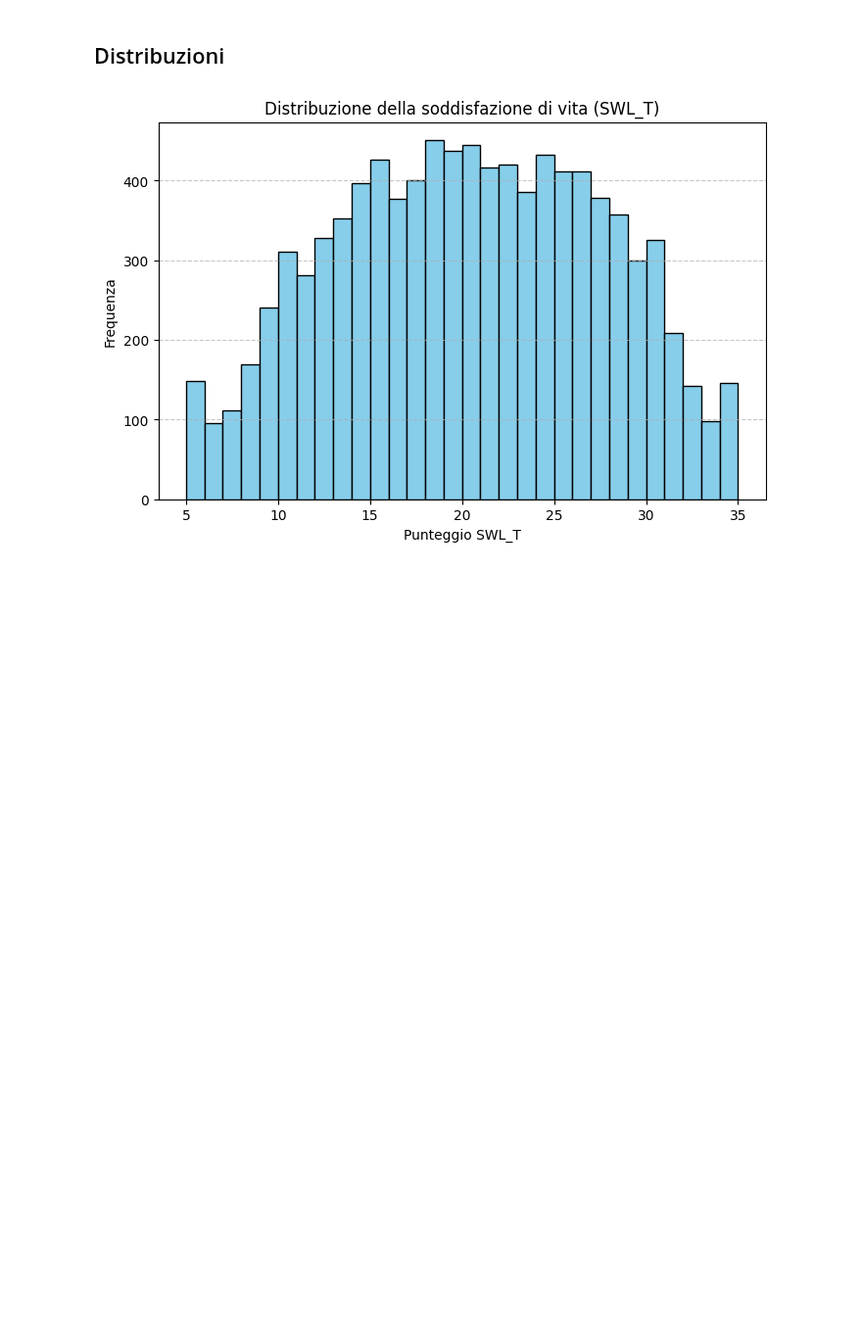
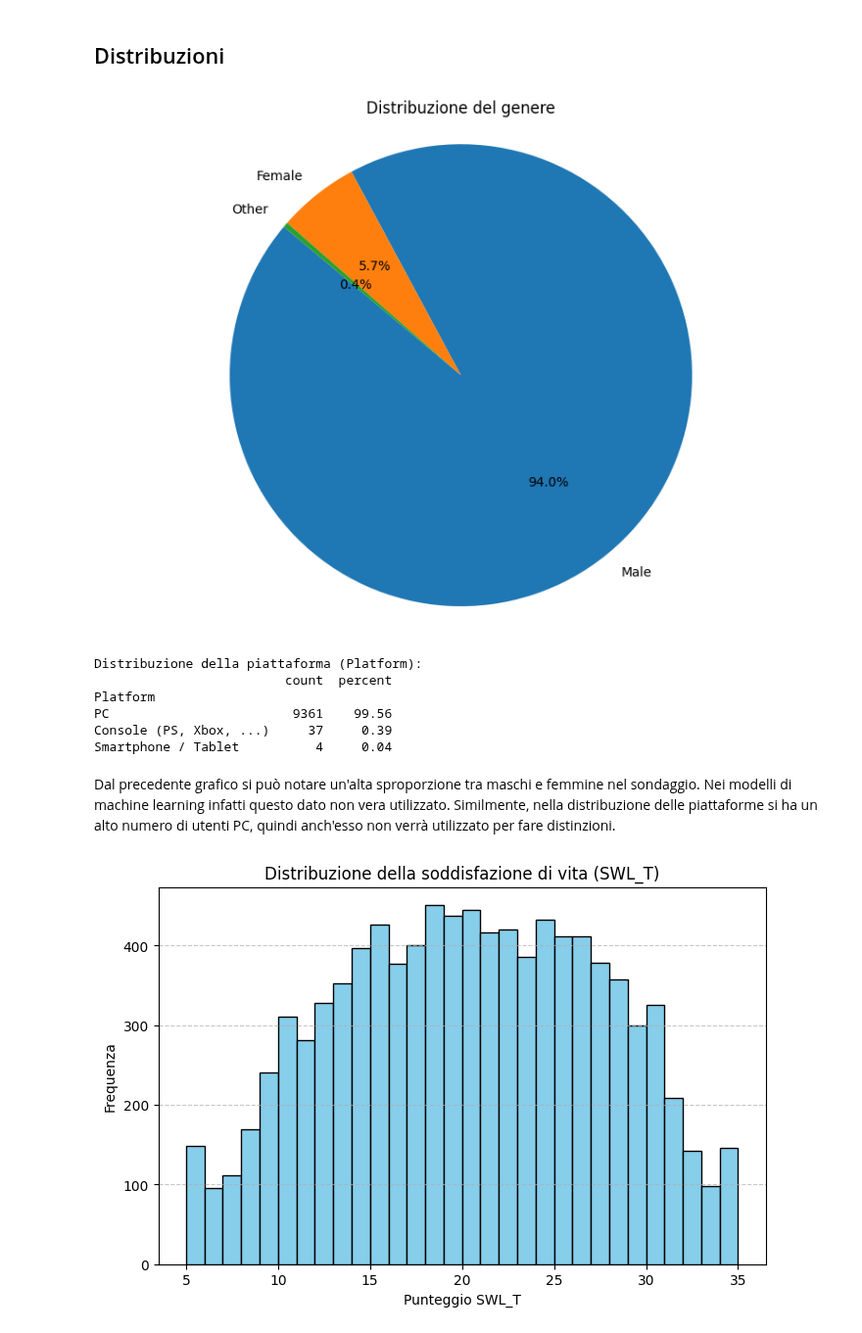
Before and after one commit to leonardogrimaldi/Progetto_Data_Intensive_24-25, a Jupyter notebook: main.ipynb, the cells around one changed output. Shown at 98% size. Drawn from its saved outputs; the diff is of its cells as text; code cells hidden in the pictures; blank space fills up the shorter version.

Commit message:
added genere e piattaforma

```diff
--- a/main.ipynb
+++ b/main.ipynb
@@ -324,6 +324,35 @@ Dal describe della tabella precedente è possibile notare che la colonna Hours a
 lol_dataset = lol_dataset[lol_dataset['Hours'] <= 0.75 * 168]
 # %% [markdown]
 ## Distribuzioni
+# %%
+# Un solo grafico (Gender) + distribuzione Platform stampata
+plt.figure(figsize=(8, 6))
+
+# Gender distribution pie chart
+gender_counts = lol_dataset['Gender'].value_counts(dropna=False)
+plt.pie(gender_counts, labels=gender_counts.index, autopct='%1.1f%%', startangle=140)
+plt.title('Distribuzione del genere')
+plt.axis('equal')
+plt.tight_layout()
+plt.show()
+
+# Platform distribution (textual)
+platform_counts = lol_dataset['Platform'].value_counts(dropna=False)
+platform_pct = lol_dataset['Platform'].value_counts(normalize=True, dropna=False).mul(100).round(2)
+platform_dist = pd.DataFrame({'count': platform_counts, 'percent': platform_pct}).sort_values('count', ascending=False)
+print('Distribuzione della piattaforma (Platform):')
+print(platform_dist)
+# %% [output]
+[figure, added]
+Distribuzione della piattaforma (Platform):
+                         count  percent
+Platform
+PC                        9361    99.56
+Console (PS, Xbox, ...)     37     0.39
+Smartphone / Tablet          4     0.04
+# %% [markdown]
+Dal precedente grafico si può notare un'alta sproporzione tra maschi e femmine nel sondaggio. Nei modelli di machine learning infatti questo dato non vera utilizzato.
+Similmente, nella distribuzione delle piattaforme si ha un alto numero di utenti PC, quindi anch'esso non verrà utilizzato per fare distinzioni.
 # %%
 plt.figure(figsize=(8,5))
 plt.hist(lol_dataset['SWL_T'], bins=30, color='skyblue', edgecolor='black')
```
Also changed, not shown: parts of 2 cells of this notebook.
